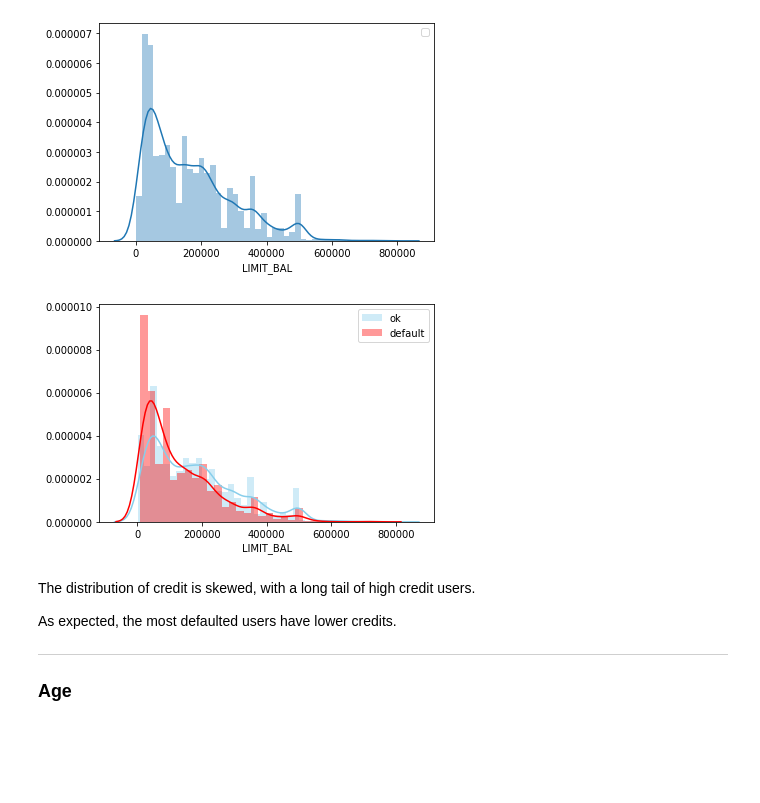
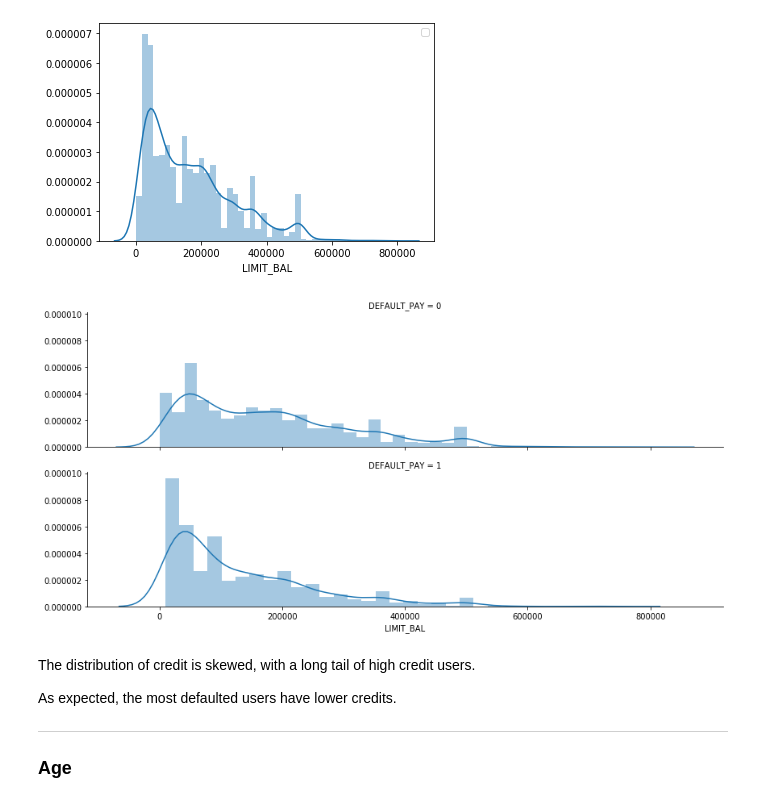
Before and after one commit to yickminglee/Reap-DS-challenge, a Jupyter notebook: Exploratory Data Analysis.ipynb, the cells around one changed output. Saved outputs shown, nothing was run; the diff lists cells and outputs as text; code cells hidden in the pictures; blank space fills up the shorter version.

```diff
--- a/Exploratory Data Analysis.ipynb
+++ b/Exploratory Data Analysis.ipynb
@@ -310,15 +311,15 @@ plt.legend()
 No handles with labels found to put in legend.
 <matplotlib.legend.Legend at 0x...>
 [figure]
-# %%
-def def_dist(df, col):
-    sns.distplot(df.loc[df.DEFAULT_PAY==0,col], color='skyblue', label='ok')
-    sns.distplot(df.loc[df.DEFAULT_PAY==1,col], color='red', label='default')
-    plt.legend()
-
-def_dist(df_explore, 'LIMIT_BAL')
-# %% [output]
-[figure, removed]
+# %%
+def def_dist(df, col):
+    g = sns.FacetGrid(df, row='DEFAULT_PAY',
+                  height=3, aspect=4,)
+    g.map(sns.distplot, col);
+
+def_dist(df_explore, 'LIMIT_BAL')
+# %% [output]
+[figure, added]
 # %% [markdown]
 The distribution of credit is skewed, with a long tail of high credit users.
 
```
Also changed, not shown: parts of 26 cells of this notebook, 1 other file.
